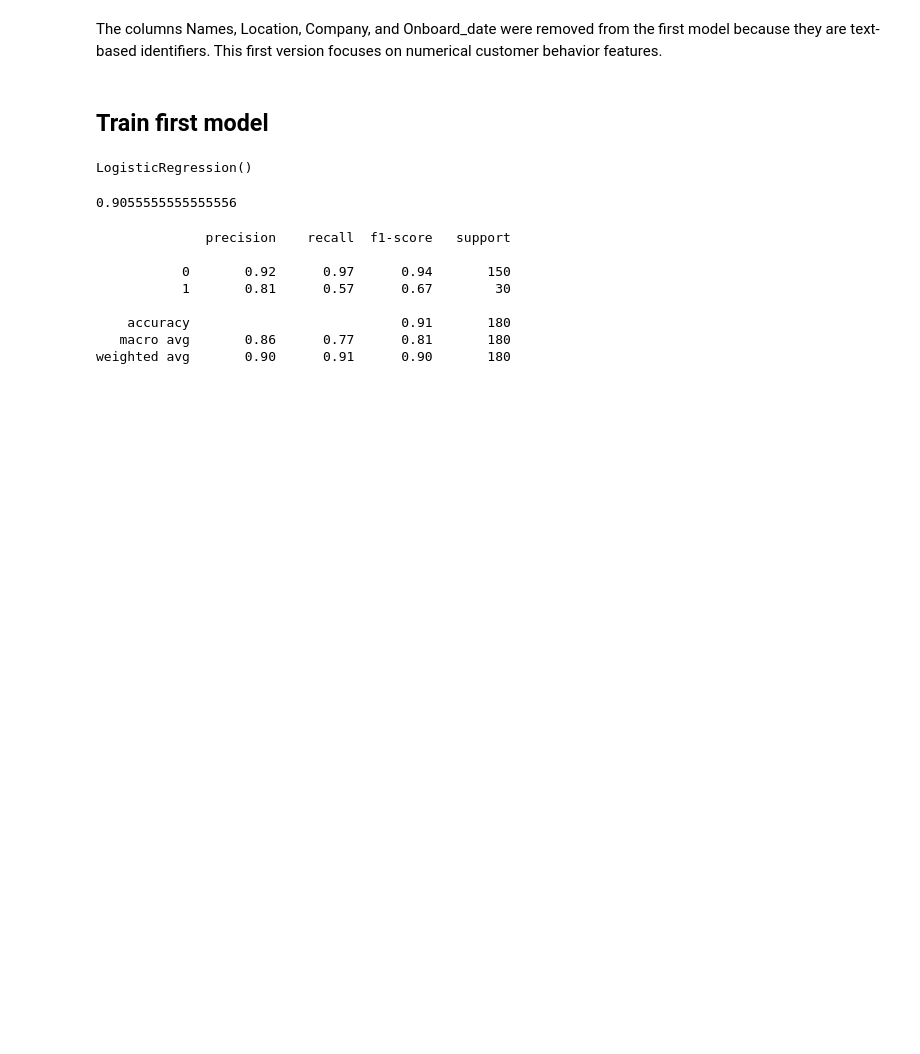
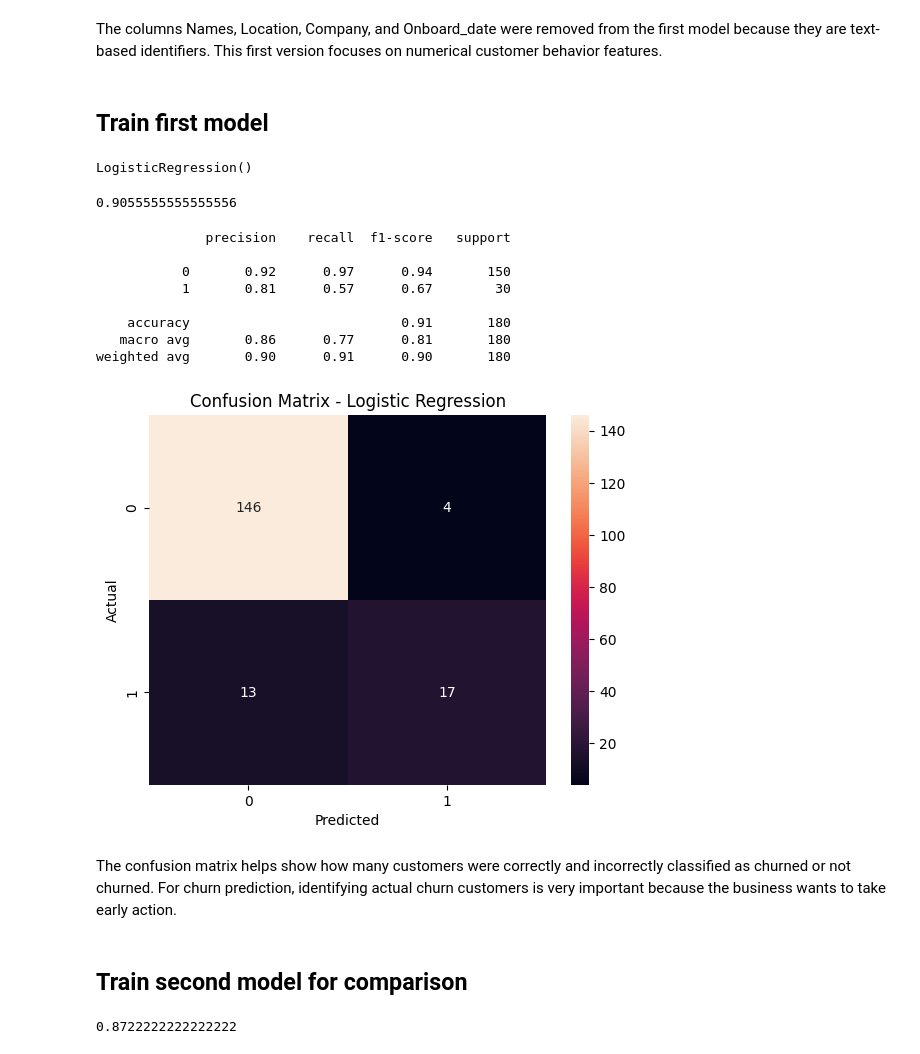
Before and after one commit to TharushiKarunarathne/Customer-Churn-Risk-Analysis-and-Prediction, a Jupyter notebook: notebooks/churn_analysis.ipynb, the cells around one changed output. Saved outputs shown, nothing was run; the diff lists cells and outputs as text; code cells hidden in the pictures; blank space fills up the shorter version.

```diff
--- a/notebooks/churn_analysis.ipynb
+++ b/notebooks/churn_analysis.ipynb
@@ -245,3 +245,19 @@ print(classification_report(y_test, y_pred))
     accuracy                           0.91       180
    macro avg       0.86      0.77      0.81       180
 weighted avg       0.90      0.91      0.90       180
+# %%
+# visualizing the confusion matrix
+cm = confusion_matrix(y_test, y_pred)
+
+sns.heatmap(cm, annot=True, fmt="d")
+plt.title("Confusion Matrix - Logistic Regression")
+plt.xlabel("Predicted")
+plt.ylabel("Actual")
+plt.savefig("../images/confusion_matrix_logistic_regression.png", bbox_inches="tight")
+plt.show()
+# %% [output]
+[figure, added]
+# %% [markdown]
+The confusion matrix helps show how many customers were correctly and incorrectly classified as churned or not churned. For churn prediction, identifying actual churn customers is very important because the business wants to take early action.
+# %% [markdown]
+## Train second model for comparison
@@ -247,0 +272,4 @@ weighted avg       0.90      0.91      0.90       180
+# %%
+accuracy_score(y_test, rf_pred)
+# %% [output]
+0.8722222222222222
```
Also changed, not shown: parts of 3 cells of this notebook, 1 other file.
